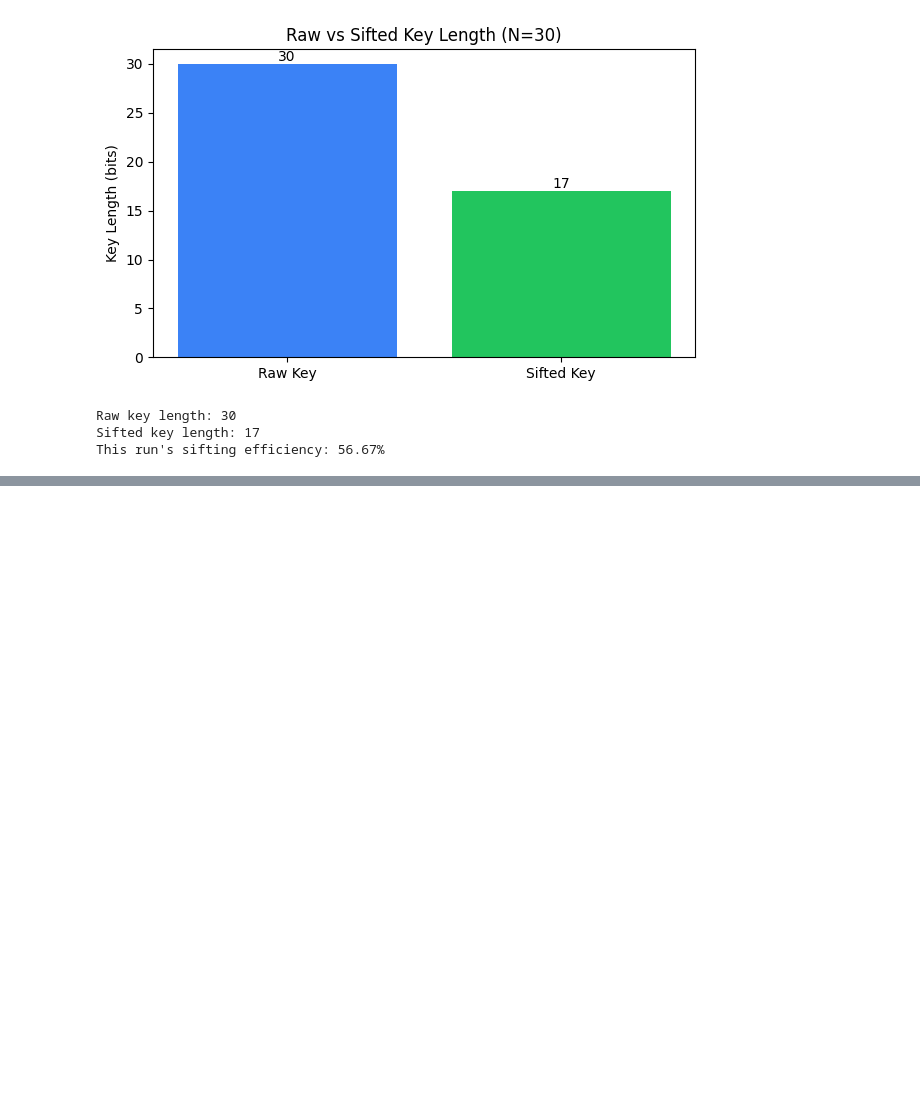
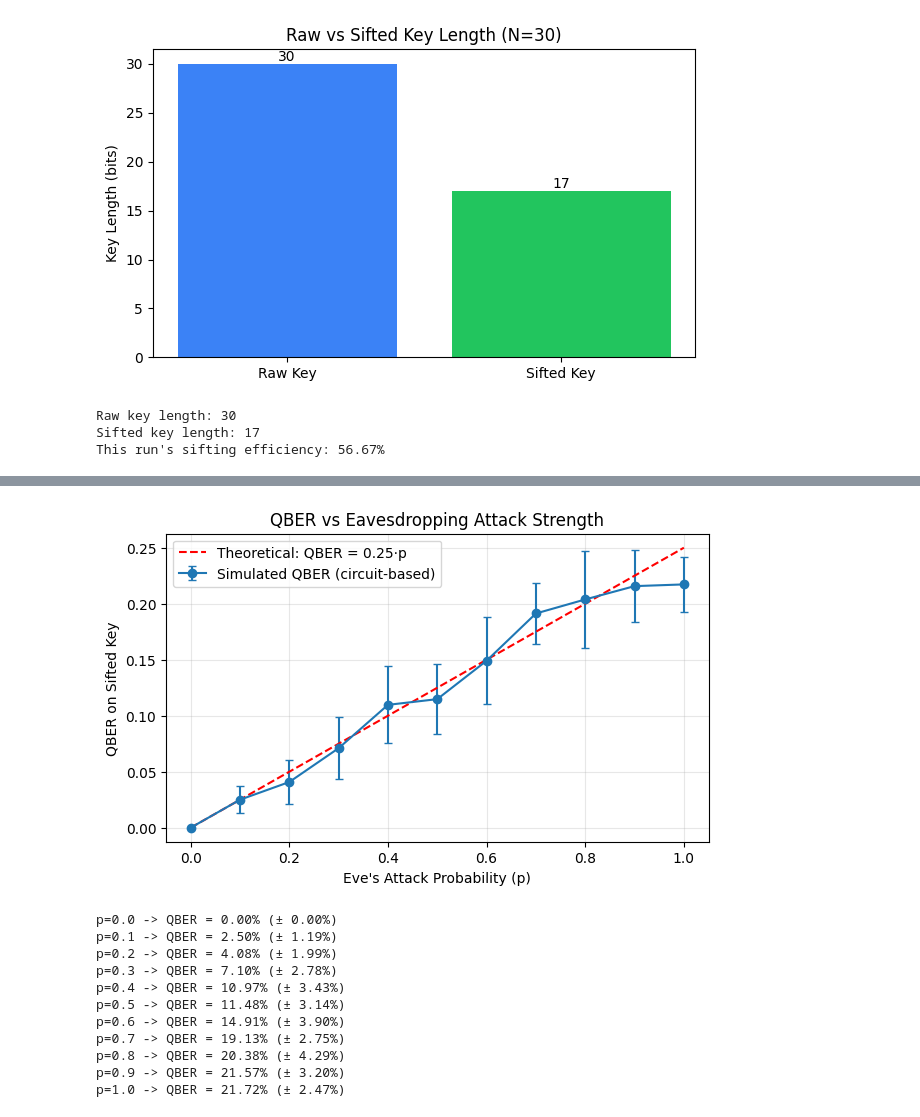
Before and after one commit to mmud/QKD-Alex-Hackathon, a Jupyter notebook: bb84_local.ipynb, the cells around one changed output, grey strips where cells are left out. Drawn from its saved outputs; the diff is of its cells as text; code cells hidden in the pictures; blank space fills up the shorter version.

```diff
--- a/bb84_local.ipynb
+++ b/bb84_local.ipynb
@@ -232,0 +300,42 @@ This run's sifting efficiency: 56.67%
+# %%
+def qber_sweep(p_values, n_qubits=200, trials_per_point=15, seed=0):
+    results = []
+    for p in p_values:
+        qbers = []
+        for t in range(trials_per_point):
+            a, b, *_ = run_bb84_with_eve(n_qubits, p, seed=seed + t + int(p * 1000))
+            if len(a) > 0:
+                qbers.append(np.mean(a != b))
+        results.append((np.mean(qbers), np.std(qbers)))
+    return np.array(results)
+
+p_values = np.linspace(0, 1, 11)
+qber_results = qber_sweep(p_values, n_qubits=200, trials_per_point=15)
+
+# %%
+plt.errorbar(p_values, qber_results[:, 0], yerr=qber_results[:, 1],
+             marker='o', capsize=3, label="Simulated QBER (circuit-based)")
+plt.plot(p_values, 0.25 * p_values, linestyle='--', color='red',
+         label="Theoretical: QBER = 0.25·p")
+plt.xlabel("Eve's Attack Probability (p)")
+plt.ylabel("QBER on Sifted Key")
+plt.title("QBER vs Eavesdropping Attack Strength")
+plt.legend()
+plt.grid(alpha=0.3)
+plt.show()
+
+for p, (mean_q, std_q) in zip(p_values, qber_results):
+    print(f"p={p:.1f} -> QBER = {mean_q:.2%} (± {std_q:.2%})")
+# %% [output]
+[figure, added]
+p=0.0 -> QBER = 0.00% (± 0.00%)
+p=0.1 -> QBER = 2.50% (± 1.19%)
+p=0.2 -> QBER = 4.08% (± 1.99%)
+p=0.3 -> QBER = 7.10% (± 2.78%)
+p=0.4 -> QBER = 10.97% (± 3.43%)
+p=0.5 -> QBER = 11.48% (± 3.14%)
+p=0.6 -> QBER = 14.91% (± 3.90%)
+p=0.7 -> QBER = 19.13% (± 2.75%)
+p=0.8 -> QBER = 20.38% (± 4.29%)
+p=0.9 -> QBER = 21.57% (± 3.20%)
+p=1.0 -> QBER = 21.72% (± 2.47%)
```
Also changed, not shown: parts of 17 cells of this notebook.
